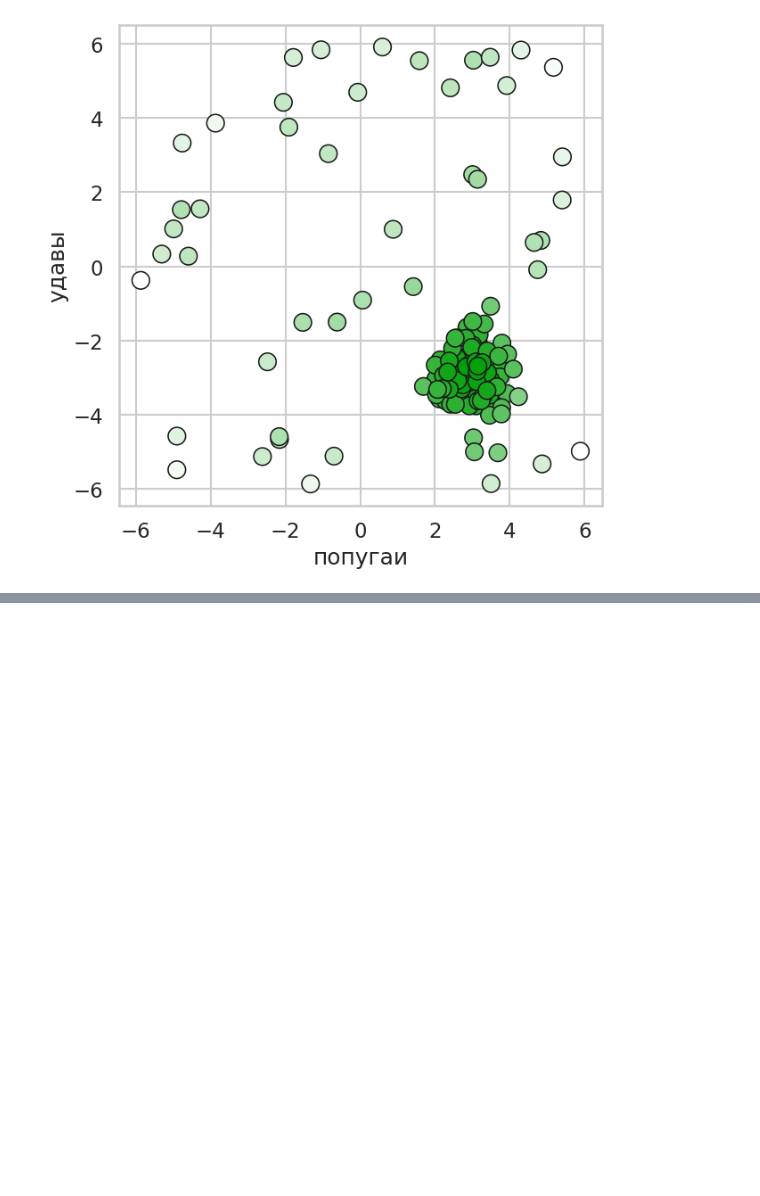
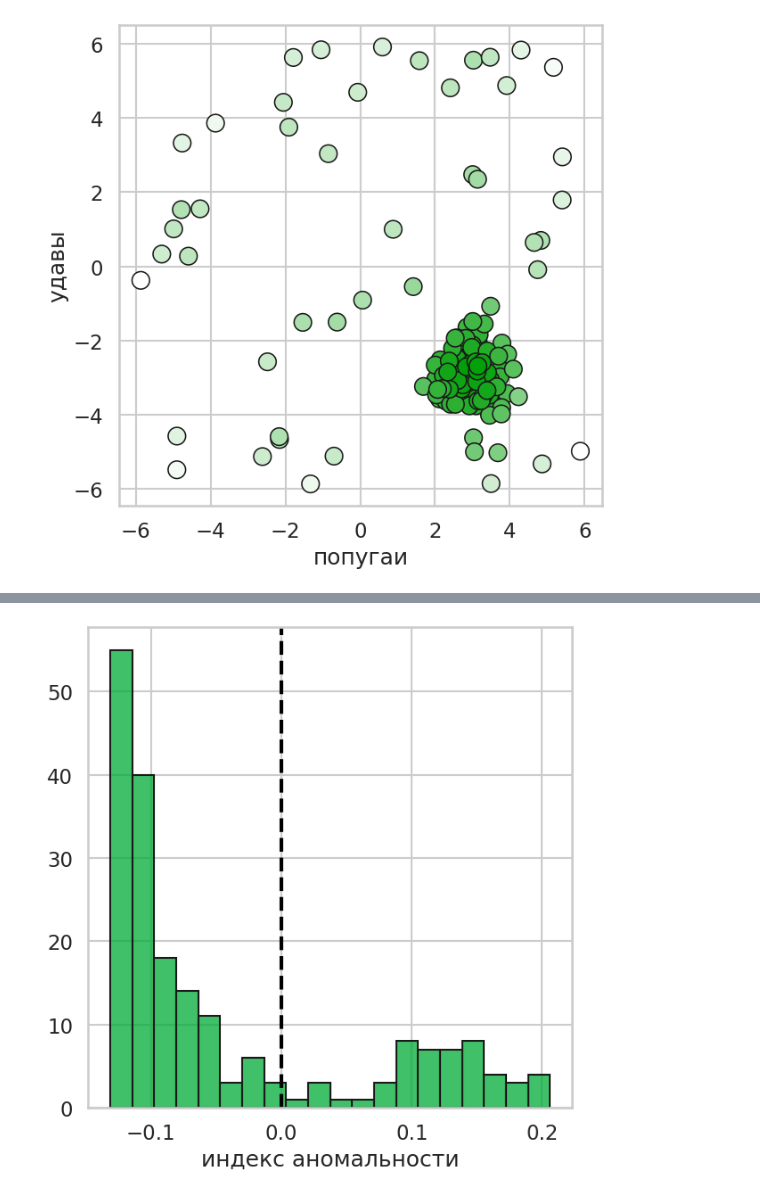
Before and after one commit to onixlas/phd-2025-anomaly-detection, a Jupyter notebook: sample-data-iforest.ipynb, the cells around one changed output, grey strips where cells are left out. Cells and saved outputs as stored; diff of their text form; code cells hidden in the pictures; blank space fills up the shorter version.

```diff
--- a/sample-data-iforest.ipynb
+++ b/sample-data-iforest.ipynb
@@ -95,0 +105,8 @@ plt.savefig("images/anomaly_score_histogram.png", transparent=True, dpi=DPI)
+# %%
+plt.figure(figsize=(7, 7))
+ax = sns.histplot(scores, color='#00ab37', edgecolor='k', bins=20)
+plt.axvline(clf.threshold_, linestyle='--', color='black', linewidth=3)
+ax.set(ylabel='')
+plt.savefig("images/anomaly_score_histogram_threshold.png", transparent=True, dpi=DPI)
+# %% [output]
+[figure, added]
```
Also changed, not shown: parts of 6 cells of this notebook, 3 other files.
